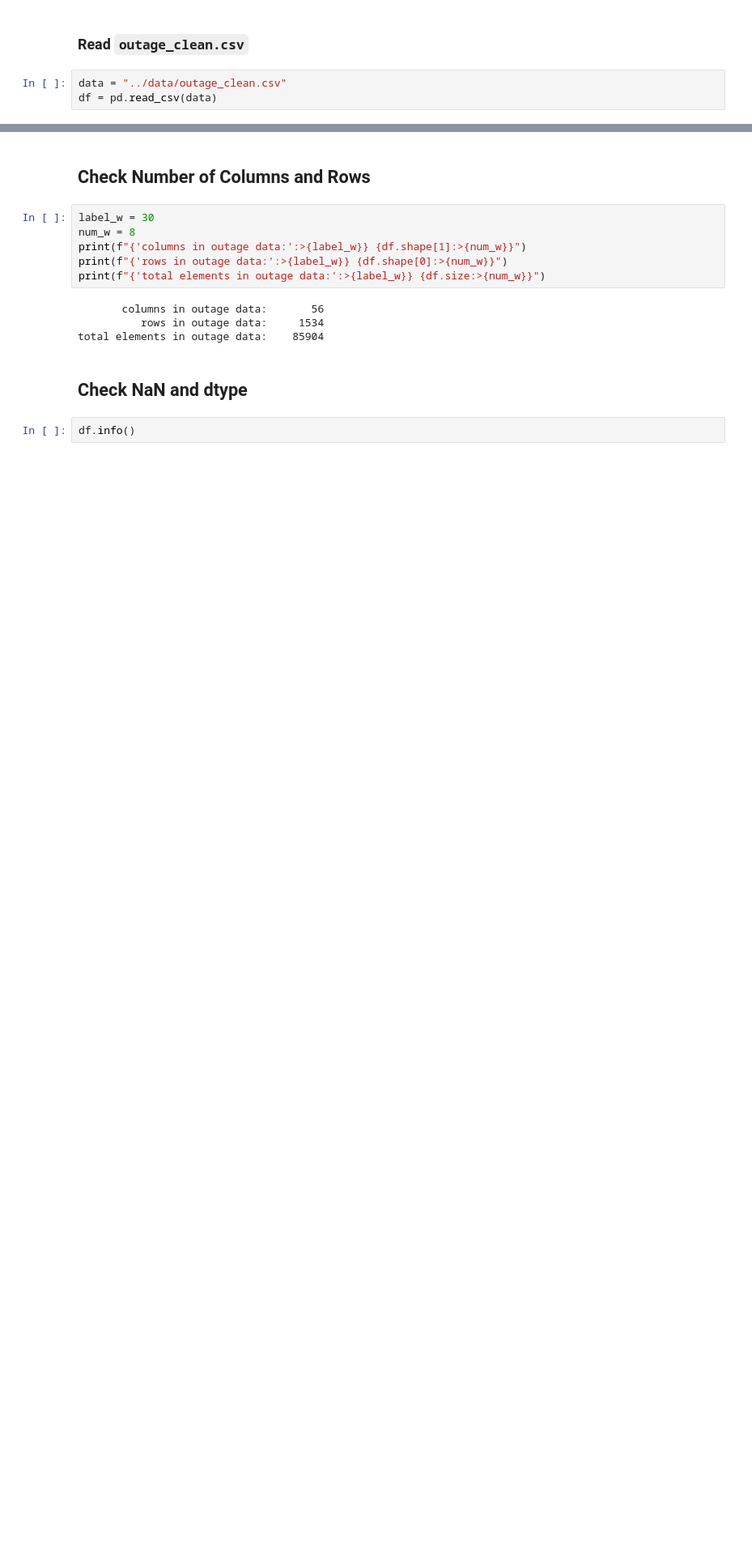
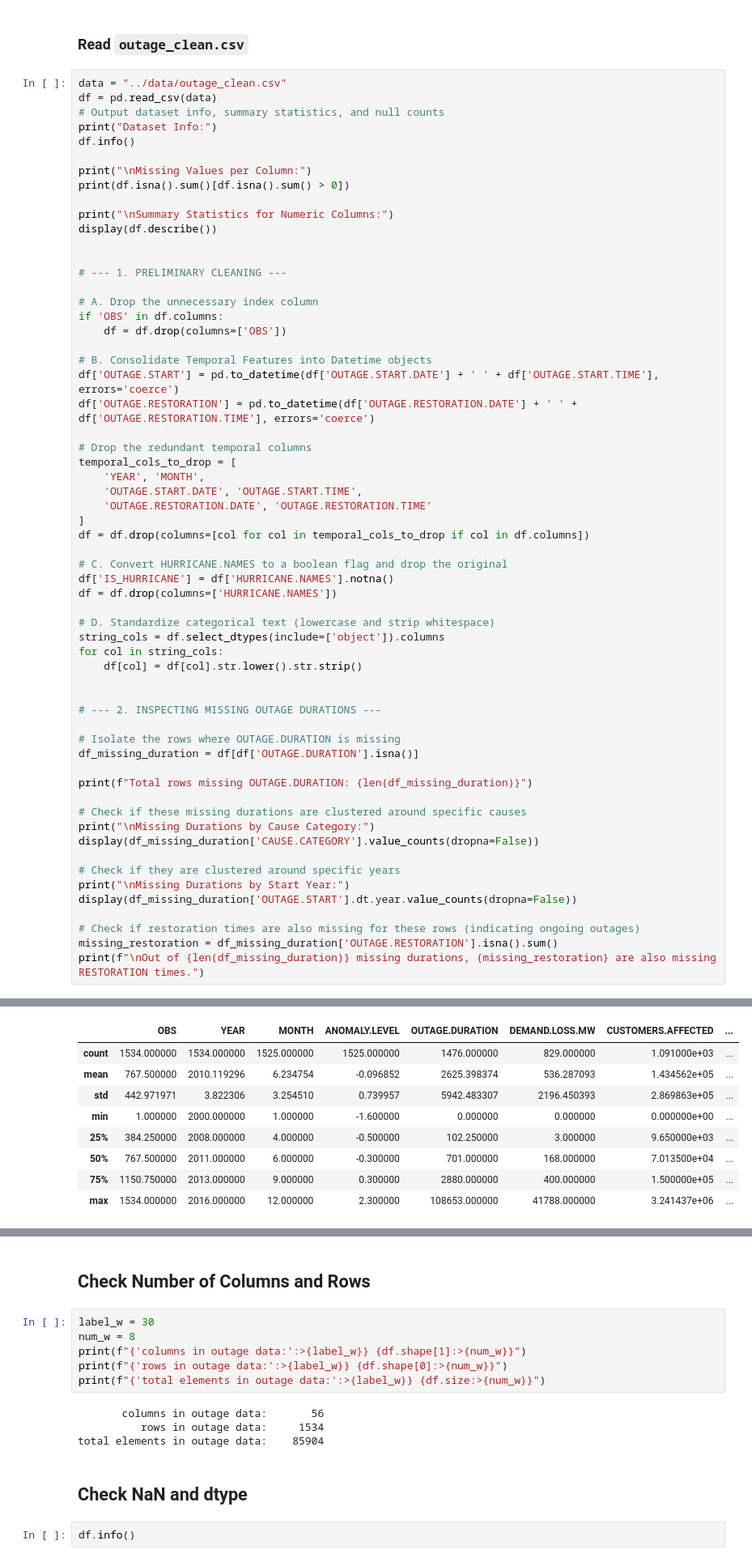
Before and after one commit to scotty-ucsd/dsc259_final_project_rsrogers, a Jupyter notebook: notebooks/eda.ipynb, the cells around one changed output, grey strips where cells are left out. Shown at 81% size. Drawn from its saved outputs; the diff is of its cells as text; blank space fills up the shorter version.

```diff
--- a/notebooks/eda.ipynb
+++ b/notebooks/eda.ipynb
@@ -47,3 +49,61 @@ import plotly.express as px
 # %%
 data = "../data/outage_clean.csv"
 df = pd.read_csv(data)
+# Output dataset info, summary statistics, and null counts
+print("Dataset Info:")
+df.info()
+
+print("\nMissing Values per Column:")
+print(df.isna().sum()[df.isna().sum() > 0])
+
+print("\nSummary Statistics for Numeric Columns:")
+display(df.describe())
+
+
+# --- 1. PRELIMINARY CLEANING ---
+
+# A. Drop the unnecessary index column
+if 'OBS' in df.columns:
+    df = df.drop(columns=['OBS'])
+
+# B. Consolidate Temporal Features into Datetime objects
+df['OUTAGE.START'] = pd.to_datetime(df['OUTAGE.START.DATE'] + ' ' + df['OUTAGE.START.TIME'], errors='coerce')
+df['OUTAGE.RESTORATION'] = pd.to_datetime(df['OUTAGE.RESTORATION.DATE'] + ' ' + df['OUTAGE.RESTORATION.TIME'], errors='coerce')
+
+# Drop the redundant temporal columns
+temporal_cols_to_drop = [
+    'YEAR', 'MONTH',
+    'OUTAGE.START.DATE', 'OUTAGE.START.TIME',
+    'OUTAGE.RESTORATION.DATE', 'OUTAGE.RESTORATION.TIME'
+]
+df = df.drop(columns=[col for col in temporal_cols_to_drop if col in df.columns])
+
+# C. Convert HURRICANE.NAMES to a boolean flag and drop the original
+df['IS_HURRICANE'] = df['HURRICANE.NAMES'].notna()
+df = df.drop(columns=['HURRICANE.NAMES'])
+
+# D. Standardize categorical text (lowercase and strip whitespace)
+string_cols = df.select_dtypes(include=['object']).columns
+for col in string_cols:
+    df[col] = df[col].str.lower().str.strip()
+
+
+# --- 2. INSPECTING MISSING OUTAGE DURATIONS ---
+
+# Isolate the rows where OUTAGE.DURATION is missing
+df_missing_duration = df[df['OUTAGE.DURATION'].isna()]
+
+print(f"Total rows missing OUTAGE.DURATION: {len(df_missing_duration)}")
+
+# Check if these missing durations are clustered around specific causes
+print("\nMissing Durations by Cause Category:")
+display(df_missing_duration['CAUSE.CATEGORY'].value_counts(dropna=False))
+
+# Check if they are clustered around specific years
+print("\nMissing Durations by Start Year:")
+display(df_missing_duration['OUTAGE.START'].dt.year.value_counts(dropna=False))
+
+# Check if restoration times are also missing for these rows (indicating ongoing outages)
+missing_restoration = df_missing_duration['OUTAGE.RESTORATION'].isna().sum()
+print(f"\nOut of {len(df_missing_duration)} missing durations, {missing_restoration} are also missing RESTORATION times.")
+# %% [output]
@@ -49,0 +127,9 @@ df = pd.read_csv(data)
+|  | OBS | YEAR | MONTH | ANOMALY.LEVEL | OUTAGE.DURATION | DEMAND.LOSS.MW | CUSTOMERS.AFFECTED | ... |
+| count | 1534.000000 | 1534.000000 | 1525.000000 | 1525.000000 | 1476.000000 | 829.000000 | 1.091000e+03 | ... |
+| mean | 767.500000 | 2010.119296 | 6.234754 | -0.096852 | 2625.398374 | 536.287093 | 1.434562e+05 | ... |
+| std | 442.971971 | 3.822306 | 3.254510 | 0.739957 | 5942.483307 | 2196.450393 | 2.869863e+05 | ... |
+| min | 1.000000 | 2000.000000 | 1.000000 | -1.600000 | 0.000000 | 0.000000 | 0.000000e+00 | ... |
+| 25% | 384.250000 | 2008.000000 | 4.000000 | -0.500000 | 102.250000 | 3.000000 | 9.650000e+03 | ... |
+| 50% | 767.500000 | 2011.000000 | 6.000000 | -0.300000 | 701.000000 | 168.000000 | 7.013500e+04 | ... |
+| 75% | 1150.750000 | 2013.000000 | 9.000000 | 0.300000 | 2880.000000 | 400.000000 | 1.500000e+05 | ... |
+| max | 1534.000000 | 2016.000000 | 12.000000 | 2.300000 | 108653.000000 | 41788.000000 | 3.241437e+06 | ... |
```
Also changed, not shown: parts of 9 cells of this notebook, 9 other files.
